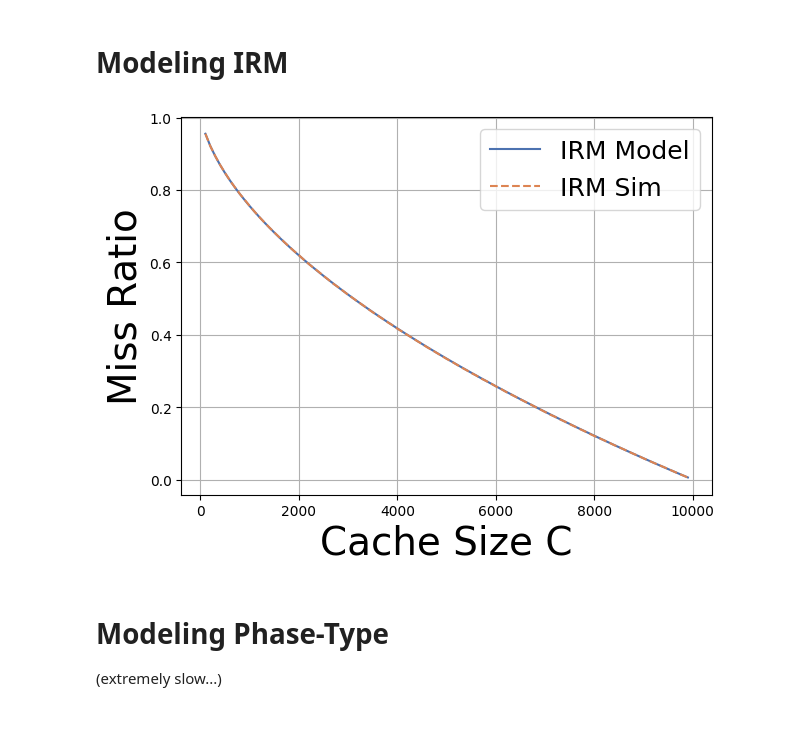
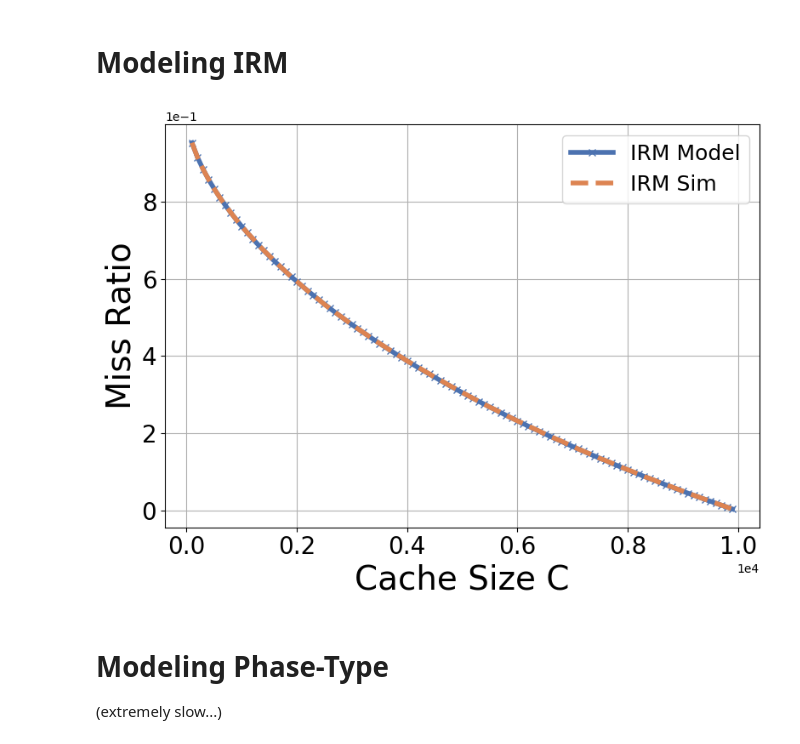
Before and after one commit to Effygal/cache-modeling, a Jupyter notebook: mrc-analysis.ipynb, the cells around one changed output. Drawn from its saved outputs; the diff is of its cells as text; code cells hidden in the pictures.

```diff
--- a/mrc-analysis.ipynb
+++ b/mrc-analysis.ipynb
@@ -19,11 +22,11 @@ def sim_clock(trace):
     hr_clock = [tg.sim_clock(int(_c), trace, raw=True) for _c in c]
     return c, hr_clock
 
-def sim_ran_clock_rp(trace):
+def sim_ran_clock_rp(trace, cnt):
     M = len(set(trace))
     K = M // 20
     c = np.arange(1, M, K)
-    hr_ran_clock = [tg.sim_ran_clock(int(_c), trace, raw=True, rp=True) for _c in c]
+    hr_ran_clock = [tg.sim_ran_clock(int(_c), trace, raw=True, rp=True, K=cnt) for _c in c]
     return c, hr_ran_clock
 
 def sim_ran_clock_no_rp(trace):
@@ -418,27 +391,35 @@ def ran_clock_occ(p, z, K=1):
 # %%
 C = np.arange(100, 10000, 100)
 mr_irm_model = []
 for c in C:
-    z, xm1 = ran_clock_fixed_point(lmb, c, K=1)
-    occ = ran_clock_occ(lmb, z, K=1)
-    mr_irm_model.append(float(np.dot(lmb, occ[:, 0])))
+    z, xm1, pmiss = ran_clock_fixed_point_fast(lmb, c, K=5)
+    mr_irm_model.append(pmiss)
 
 mr_irm_sim = []
 for c in C:
-    rclock = tg.ran_clock(c)
+    rclock = tg.ran_clock(c, K=5)
     rclock.run(trace1, rp=True)
     mr_irm_sim.append(1-rclock.hitrate())
 
-plt.plot(C, mr_irm_model, label='IRM Model', color=palette[0])
-plt.plot(C, mr_irm_sim, label='IRM Sim', color=palette[1], linestyle='--')
+plt.figure(figsize=(8,6))
+ax = plt.gca()
+ax.tick_params(axis='both', labelsize=20)
+ax.xaxis.set_major_formatter(ticker.ScalarFormatter())
+ax.xaxis.get_major_formatter().set_scientific(True)
+ax.xaxis.get_major_formatter().set_powerlimits((-1, 1))
+ax.yaxis.set_major_formatter(ticker.ScalarFormatter())
+ax.yaxis.get_major_formatter().set_scientific(True)
+ax.yaxis.get_major_formatter().set_powerlimits((-1, 1))
+plt.plot(C, mr_irm_model, label='IRM Model', color=palette[0], marker='x', linewidth=4)
+plt.plot(C, mr_irm_sim, label='IRM Sim', color=palette[1], linestyle='--', linewidth=4)
 plt.xlabel('Cache Size C', fontsize=28)
 plt.ylabel('Miss Ratio', fontsize=28)
 plt.legend(fontsize=18)
 plt.grid(True)
 plt.tight_layout()
 plt.show()
 # %% [output]
-[figure, old version]
+[figure, new version]
 # %% [markdown]
 # Modeling Phase-Type
 
```
Also changed, not shown: parts of 13 cells of this notebook.
